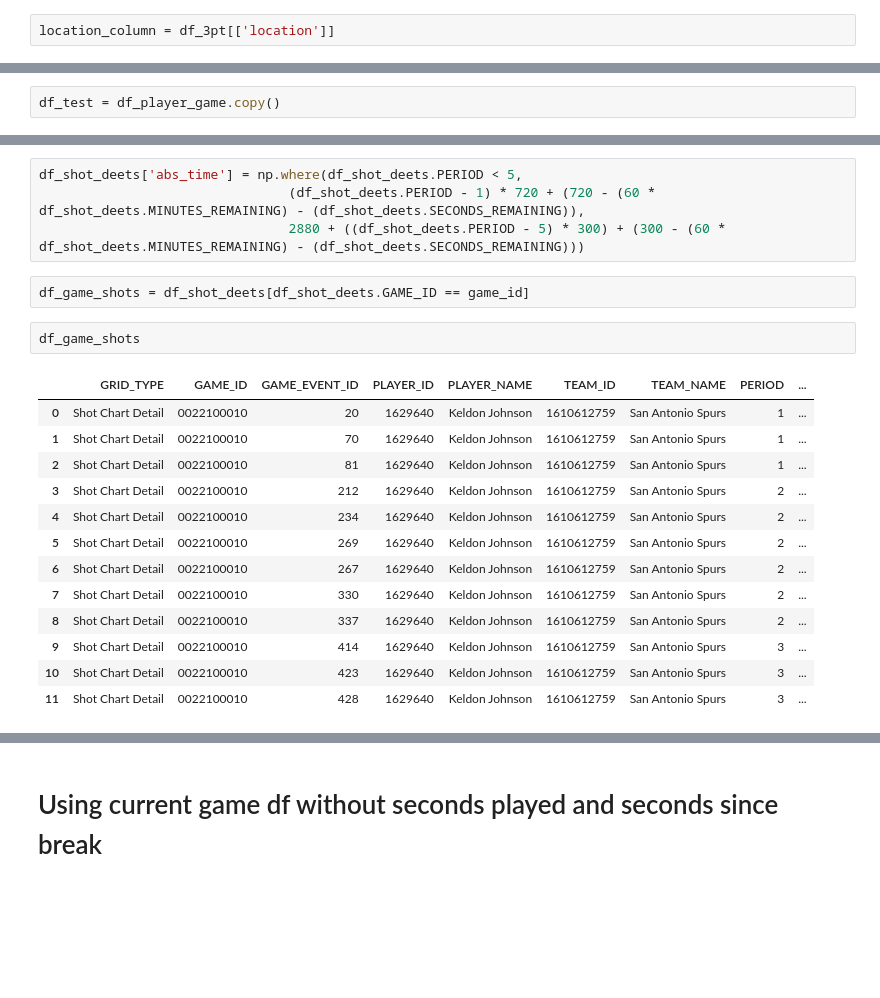
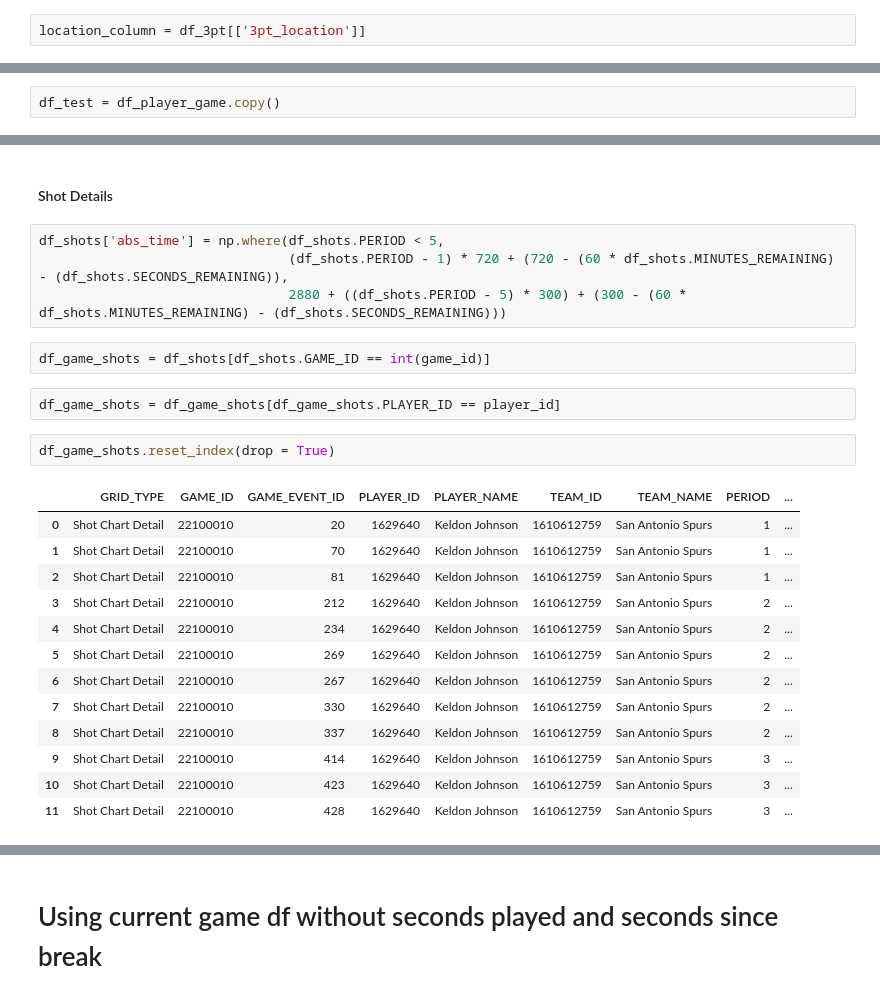
Before and after one commit to Eyring-Miller-Muriithi-capstone/shot-caller-for-ballers, a Jupyter notebook: Notebooks/Ryan/ryan_acquire_workbook_refined.ipynb, the cells around one changed output, grey strips where cells are left out. Cells and saved outputs as stored; diff of their text form; blank space fills up the shorter version.

```diff
--- a/Notebooks/Ryan/ryan_acquire_workbook_refined.ipynb
+++ b/Notebooks/Ryan/ryan_acquire_workbook_refined.ipynb
@@ -96,2 +99,2 @@ df_3pt['location'] = df_3pt.location.map({0: 'R Above Break', 1: 'L Above Break'
 # %%
-location_column = df_3pt[['location']]
+location_column = df_3pt[['3pt_location']]
@@ -196,23 +201,27 @@ df_shot_deets = shotchartdetail.ShotChartDetail(team_id, player_id, season_type_
+# %% [markdown]
+#### Shot Details
 # %%
-df_shot_deets['abs_time'] = np.where(df_shot_deets.PERIOD < 5,
-                                (df_shot_deets.PERIOD - 1) * 720 + (720 - (60 * df_shot_deets.MINUTES_REMAINING) - (df_shot_deets.SECONDS_REMAINING)),
-                                2880 + ((df_shot_deets.PERIOD - 5) * 300) + (300 - (60 * df_shot_deets.MINUTES_REMAINING) - (df_shot_deets.SECONDS_REMAINING)))
+df_shots['abs_time'] = np.where(df_shots.PERIOD < 5,
+                                (df_shots.PERIOD - 1) * 720 + (720 - (60 * df_shots.MINUTES_REMAINING) - (df_shots.SECONDS_REMAINING)),
+                                2880 + ((df_shots.PERIOD - 5) * 300) + (300 - (60 * df_shots.MINUTES_REMAINING) - (df_shots.SECONDS_REMAINING)))
 # %%
-df_game_shots = df_shot_deets[df_shot_deets.GAME_ID == game_id]
+df_game_shots = df_shots[df_shots.GAME_ID == int(game_id)]
-# %%
-df_game_shots
-# %% [output]
-|  | GRID_TYPE | GAME_ID | GAME_EVENT_ID | PLAYER_ID | PLAYER_NAME | TEAM_ID | TEAM_NAME | PERIOD | ... |
-| 0 | Shot Chart Detail | 0022100010 | 20 | 1629640 | Keldon Johnson | 1610612759 | San Antonio Spurs | 1 | ... |
-| 1 | Shot Chart Detail | 0022100010 | 70 | 1629640 | Keldon Johnson | 1610612759 | San Antonio Spurs | 1 | ... |
-| 2 | Shot Chart Detail | 0022100010 | 81 | 1629640 | Keldon Johnson | 1610612759 | San Antonio Spurs | 1 | ... |
-| 3 | Shot Chart Detail | 0022100010 | 212 | 1629640 | Keldon Johnson | 1610612759 | San Antonio Spurs | 2 | ... |
-| 4 | Shot Chart Detail | 0022100010 | 234 | 1629640 | Keldon Johnson | 1610612759 | San Antonio Spurs | 2 | ... |
-| 5 | Shot Chart Detail | 0022100010 | 269 | 1629640 | Keldon Johnson | 1610612759 | San Antonio Spurs | 2 | ... |
-| 6 | Shot Chart Detail | 0022100010 | 267 | 1629640 | Keldon Johnson | 1610612759 | San Antonio Spurs | 2 | ... |
-| 7 | Shot Chart Detail | 0022100010 | 330 | 1629640 | Keldon Johnson | 1610612759 | San Antonio Spurs | 2 | ... |
-| 8 | Shot Chart Detail | 0022100010 | 337 | 1629640 | Keldon Johnson | 1610612759 | San Antonio Spurs | 2 | ... |
-| 9 | Shot Chart Detail | 0022100010 | 414 | 1629640 | Keldon Johnson | 1610612759 | San Antonio Spurs | 3 | ... |
-| 10 | Shot Chart Detail | 0022100010 | 423 | 1629640 | Keldon Johnson | 1610612759 | San Antonio Spurs | 3 | ... |
-| 11 | Shot Chart Detail | 0022100010 | 428 | 1629640 | Keldon Johnson | 1610612759 | San Antonio Spurs | 3 | ... |
+# %%
+df_game_shots = df_game_shots[df_game_shots.PLAYER_ID == player_id]
+# %%
+df_game_shots.reset_index(drop = True)
+# %% [output]
+|  | GRID_TYPE | GAME_ID | GAME_EVENT_ID | PLAYER_ID | PLAYER_NAME | TEAM_ID | TEAM_NAME | PERIOD | ... |
+| 0 | Shot Chart Detail | 22100010 | 20 | 1629640 | Keldon Johnson | 1610612759 | San Antonio Spurs | 1 | ... |
+| 1 | Shot Chart Detail | 22100010 | 70 | 1629640 | Keldon Johnson | 1610612759 | San Antonio Spurs | 1 | ... |
+| 2 | Shot Chart Detail | 22100010 | 81 | 1629640 | Keldon Johnson | 1610612759 | San Antonio Spurs | 1 | ... |
+| 3 | Shot Chart Detail | 22100010 | 212 | 1629640 | Keldon Johnson | 1610612759 | San Antonio Spurs | 2 | ... |
+| 4 | Shot Chart Detail | 22100010 | 234 | 1629640 | Keldon Johnson | 1610612759 | San Antonio Spurs | 2 | ... |
+| 5 | Shot Chart Detail | 22100010 | 269 | 1629640 | Keldon Johnson | 1610612759 | San Antonio Spurs | 2 | ... |
+| 6 | Shot Chart Detail | 22100010 | 267 | 1629640 | Keldon Johnson | 1610612759 | San Antonio Spurs | 2 | ... |
+| 7 | Shot Chart Detail | 22100010 | 330 | 1629640 | Keldon Johnson | 1610612759 | San Antonio Spurs | 2 | ... |
+| 8 | Shot Chart Detail | 22100010 | 337 | 1629640 | Keldon Johnson | 1610612759 | San Antonio Spurs | 2 | ... |
+| 9 | Shot Chart Detail | 22100010 | 414 | 1629640 | Keldon Johnson | 1610612759 | San Antonio Spurs | 3 | ... |
+| 10 | Shot Chart Detail | 22100010 | 423 | 1629640 | Keldon Johnson | 1610612759 | San Antonio Spurs | 3 | ... |
+| 11 | Shot Chart Detail | 22100010 | 428 | 1629640 | Keldon Johnson | 1610612759 | San Antonio Spurs | 3 | ... |
 # %%
```
Also changed, not shown: parts of 38 cells of this notebook.
